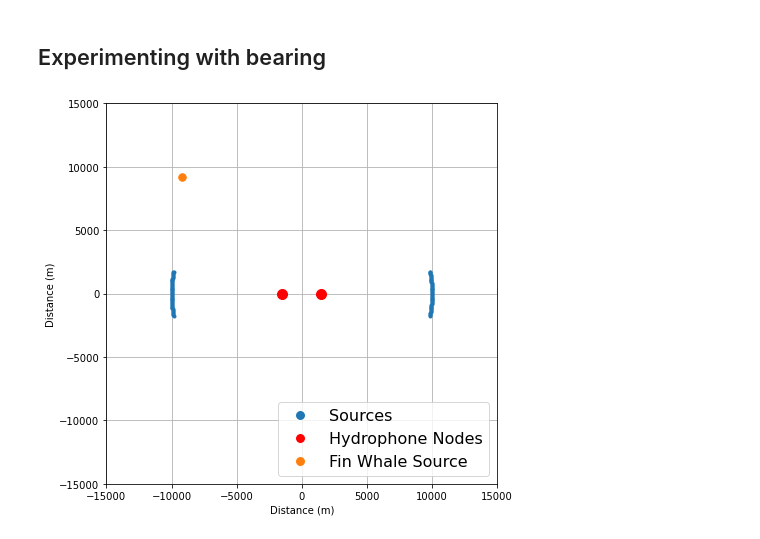
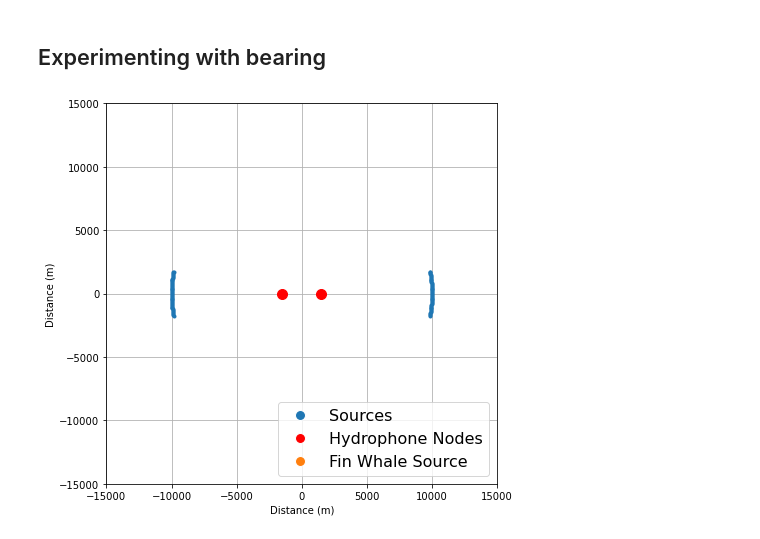
Before and after one commit to John-Ragland/NI_simulation, a Jupyter notebook: scripts/20Hz_noise.ipynb, the cells around one changed output. Drawn from its saved outputs; the diff is of its cells as text; code cells hidden in the pictures.

```diff
--- a/scripts/20Hz_noise.ipynb
+++ b/scripts/20Hz_noise.ipynb
@@ -186,18 +190,18 @@ np.arctan2(0,-5)
 # %%
 deg = 135
 source_distribution = ni_sim.source_distribution2D()
 source_distribution.endfire_circle(10,10000,100)
-source_distribution.add_custom_sources(label='fin_model', coord=(13000,deg))
+#source_distribution.add_custom_sources(label='fin_model', coord=(13000,deg))
 sources = source_distribution.sources
 
 env = ni_sim.environment(sources, time_length=600)
 fig, ax = env.plot_env()
 plt.xlim([-15000, 15000])
 plt.ylim([-15000, 15000])
 
 fig.savefig('bearing_env.png', dpi=300)
 # %% [output]
-[figure, old version]
+[figure, new version]
 # %%
 _ = env.get_signals(no_whale=True)
 # %%
```
Also changed, not shown: parts of 8 cells of this notebook, 6 other files.
